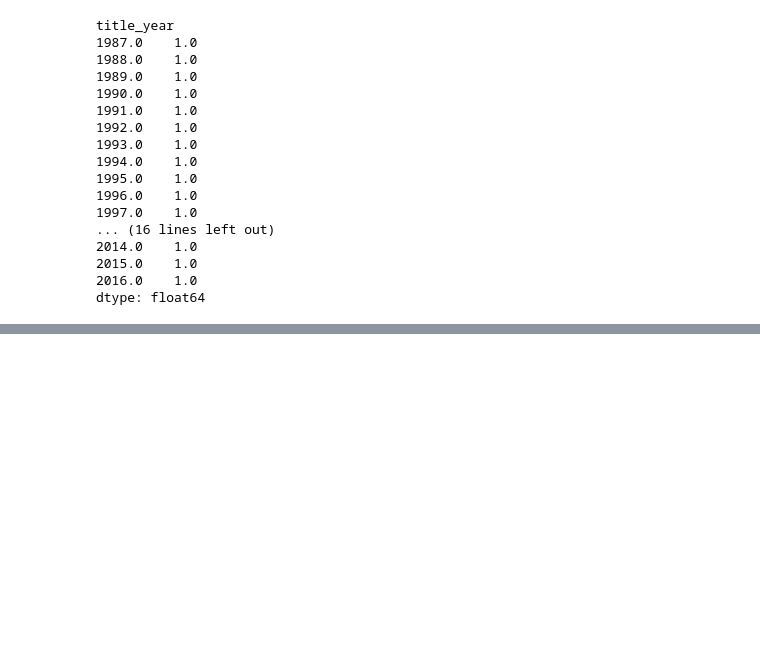
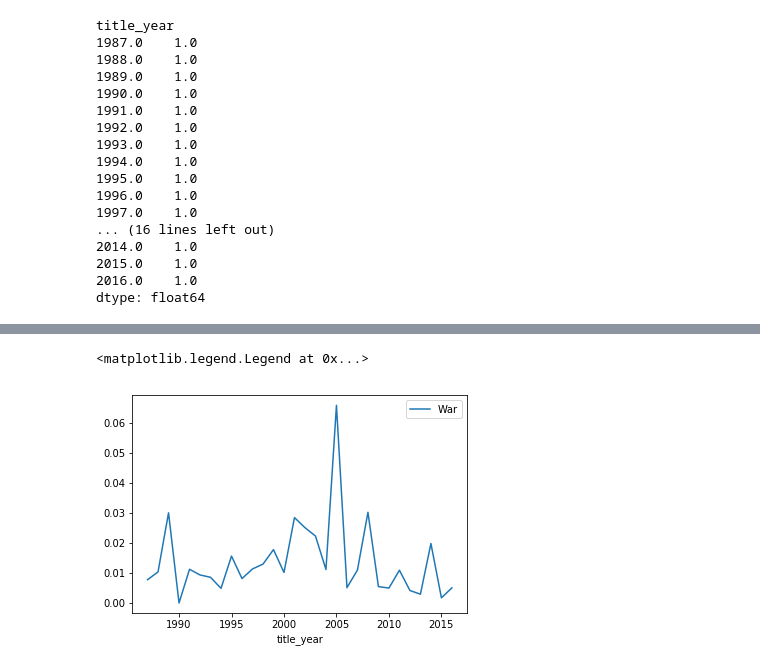
Before and after one commit to juyeki/Stats131_FinalProject, a Jupyter notebook: Exploratory Analysis - Project.ipynb, the cells around one changed output, grey strips where cells are left out. Saved outputs shown, nothing was run; the diff lists cells and outputs as text; code cells hidden in the pictures; blank space fills up the shorter version.

```diff
--- a/Exploratory Analysis - Project.ipynb
+++ b/Exploratory Analysis - Project.ipynb
@@ -200,0 +255,6 @@ plt.legend()
+# %%
+budget_ratio['War'].plot()
+plt.legend()
+# %% [output]
+<matplotlib.legend.Legend at 0x...>
+[figure, added]
```
Also changed, not shown: parts of 33 cells of this notebook.
